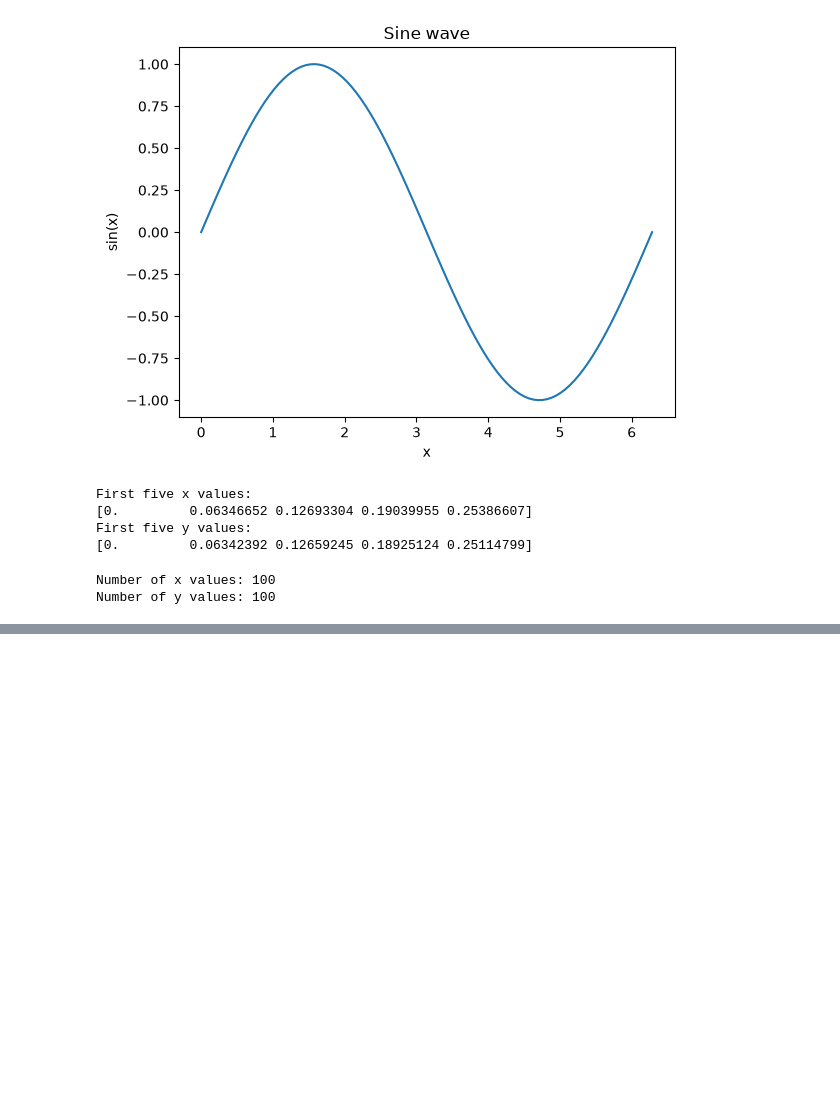
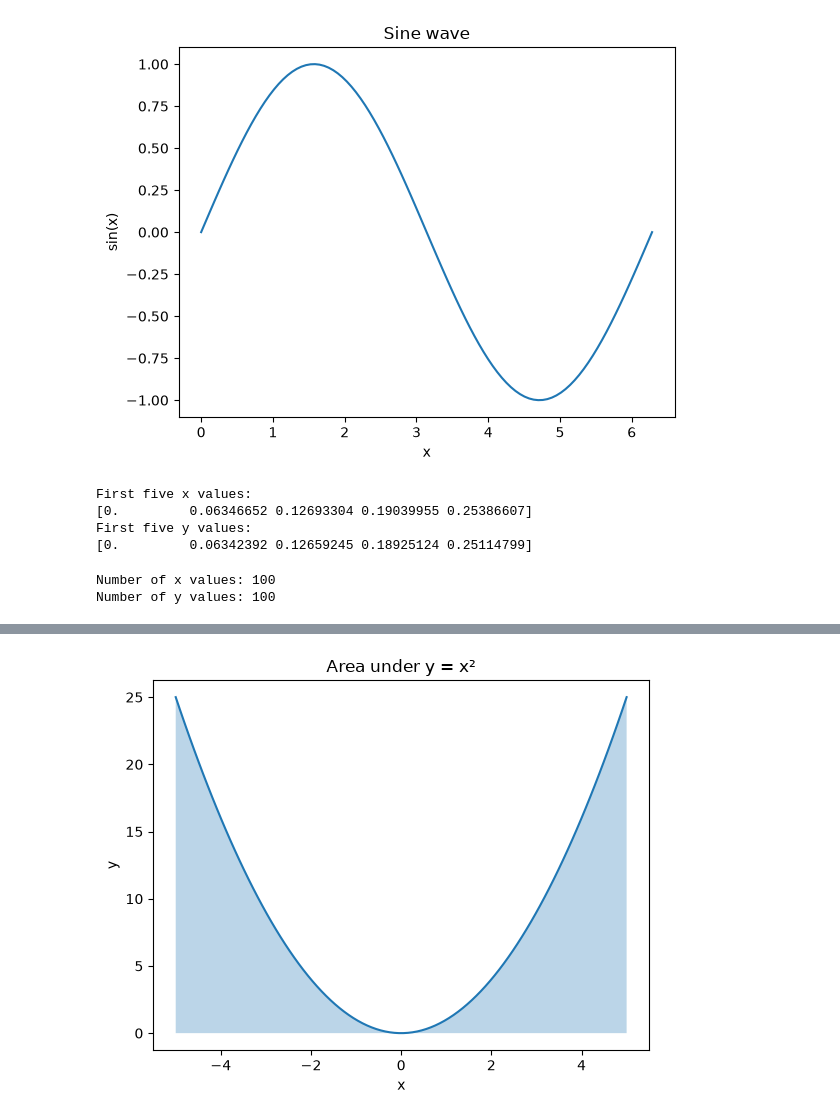
Before and after one commit to elizabethhatherley/learning, a Jupyter notebook: scientific_computing.ipynb, the cells around one changed output, grey strips where cells are left out. Cells and saved outputs as stored; diff of their text form; code cells hidden in the pictures; blank space fills up the shorter version.

```diff
--- a/scientific_computing.ipynb
+++ b/scientific_computing.ipynb
@@ -87,0 +142,11 @@ Number of y values: 100
+# %%
+plt.plot(x, y1)
+plt.fill_between(x, y1, alpha=0.3)
+
+plt.xlabel("x")
+plt.ylabel("y")
+plt.title("Area under y = x²")
+
+plt.show()
+# %% [output]
+[figure, added]
```
Also changed, not shown: parts of 16 cells of this notebook, 1 other file.
